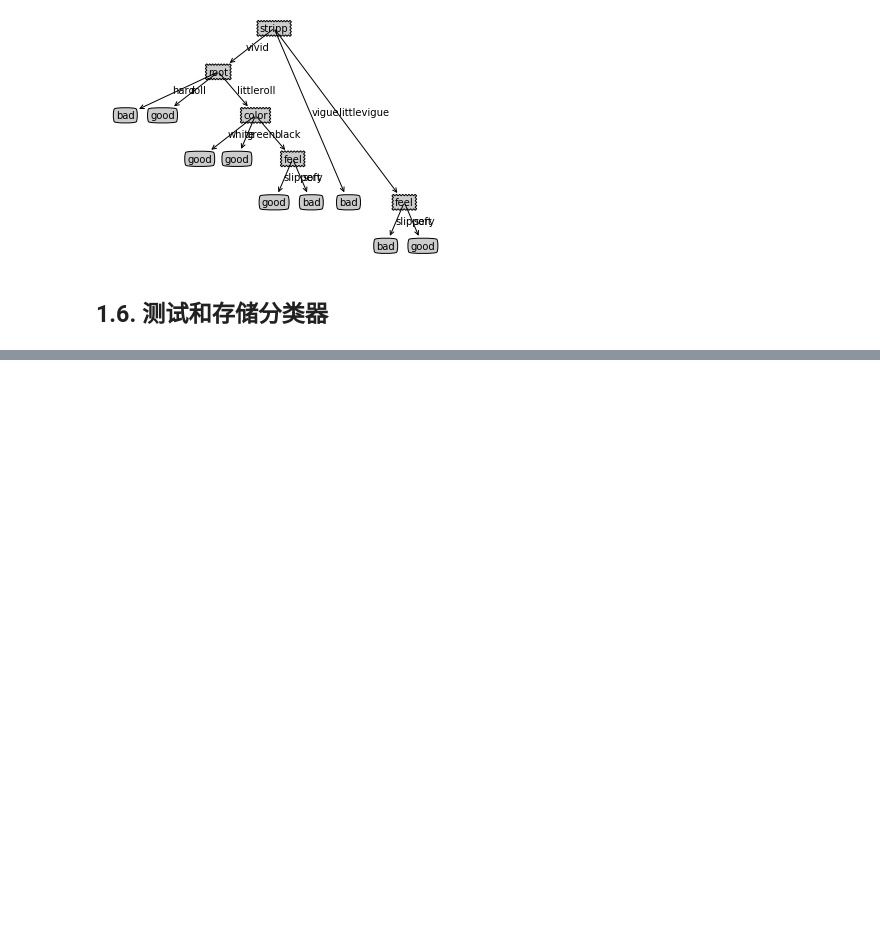
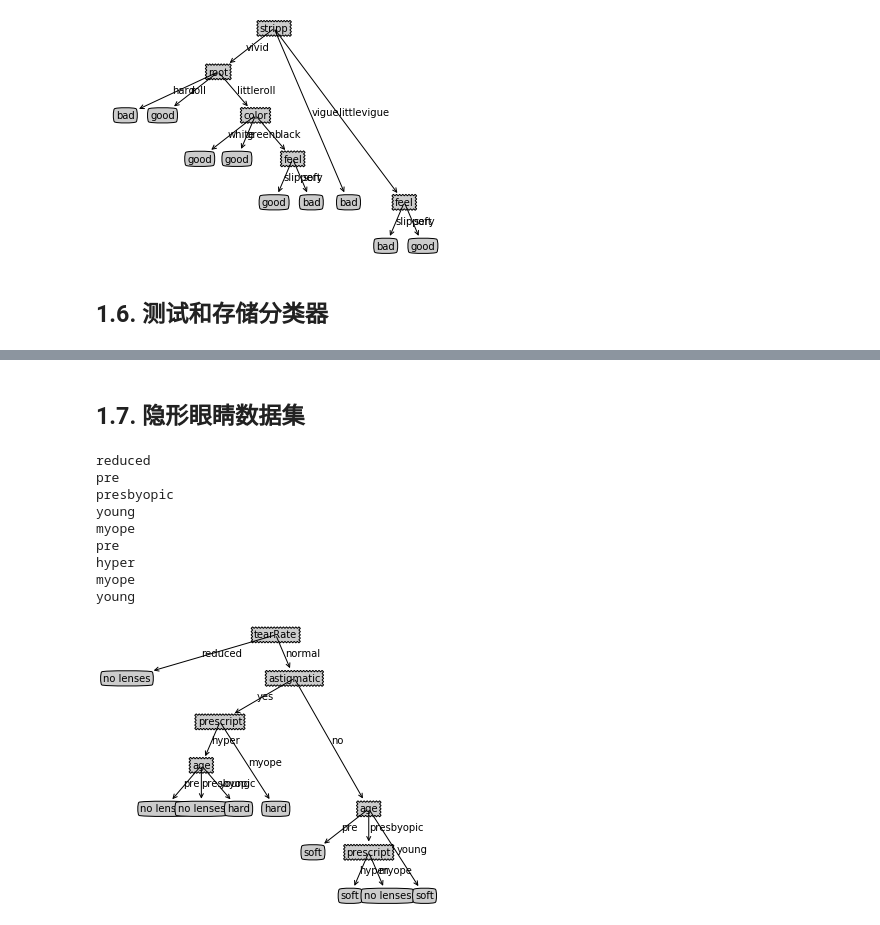
Before and after one commit to bruceEeZhao/machinLearning, a Jupyter notebook: decisionTree/decisionTree.ipynb, the cells around one changed output, grey strips where cells are left out. Saved outputs shown, nothing was run; the diff lists cells and outputs as text; code cells hidden in the pictures; blank space fills up the shorter version.

```diff
--- a/decisionTree/decisionTree.ipynb
+++ b/decisionTree/decisionTree.ipynb
@@ -504,0 +612,18 @@ soft
+# %% [markdown]
+## 1.7. 隐形眼睛数据集
+# %%
+lensesdf = pd.read_csv('lenses.txt')
+A = set(lensesdf.columns.values[0:-1])
+dtTree = treeGenerate(lensesdf, A, lensesdf)
+createPlot(dtTree)
+# %% [output]
+reduced
+pre
+presbyopic
+young
+myope
+pre
+hyper
+myope
+young
+[figure, added]
```
Also changed, not shown: parts of 10 cells of this notebook, 2 other files.
